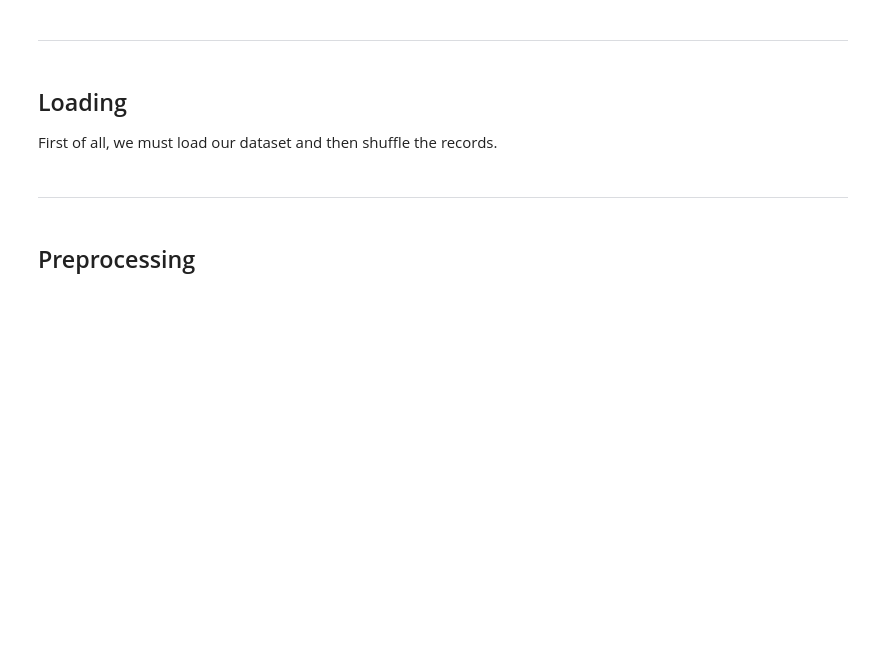
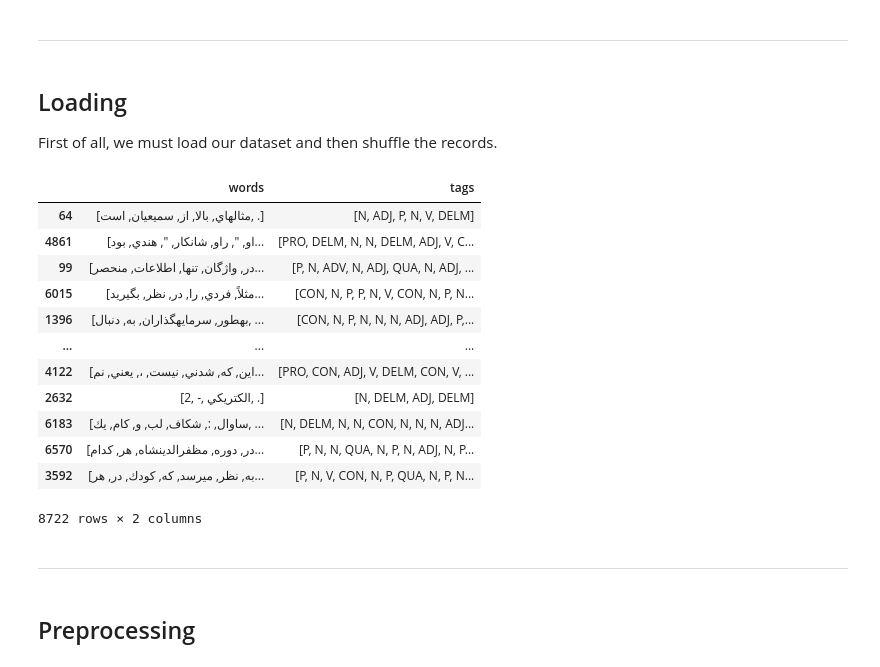
Before and after one commit to ckoliber/nlpexercises, a Jupyter notebook: src/exercise6.ipynb, the cells around one changed output. Cells and saved outputs as stored; diff of their text form; code cells hidden in the pictures; blank space fills up the shorter version.

```diff
--- a/src/exercise6.ipynb
+++ b/src/exercise6.ipynb
@@ -35,21 +35,35 @@ warnings.filterwarnings("ignore", category=UserWarning)
 
 First of all, we must load our dataset and then shuffle the records.
 # %%
-train_reader = nltkconll.ConllCorpusReader("../lib", ["Train.txt"], ("words", "pos"))
-test_reader = nltkconll.ConllCorpusReader("../lib", ["Test.txt"], ("words", "pos"))
+train_reader = nltkconll.ConllCorpusReader("./drive/MyDrive", ["Train.txt"], ("words", "pos"))
+test_reader = nltkconll.ConllCorpusReader("./drive/MyDrive", ["Test.txt"], ("words", "pos"))
 
 def rows(reader):
     for sent in reader.tagged_sents():
         words, tags = zip(*sent)
         yield [list(words), list(tags)]
 
 train_frame = pd.DataFrame(rows(train_reader), columns=["words", "tags"])
 train_frame = train_frame.sample(frac=1, random_state=313)
 
 test_frame = pd.DataFrame(rows(test_reader), columns=["words", "tags"])
 test_frame = train_frame.sample(frac=1, random_state=313)
 
 train_frame
+# %% [output]
+|  | words | tags |
+| 64 | [مثالهاي, بالا, از, سميعيان, است, .] | [N, ADJ, P, N, V, DELM] |
+| 4861 | [او, ", راو, شانكار, ", هندي, بود... | [PRO, DELM, N, N, DELM, ADJ, V, C... |
+| 99 | [در, واژگان, تنها, اطلاعات, منحصر... | [P, N, ADV, N, ADJ, QUA, N, ADJ, ... |
+| 6015 | [مثلاً, فردي, را, در, نظر, بگيريد... | [CON, N, P, P, N, V, CON, N, P, N... |
+| 1396 | [بهطور, سرمايهگذاران, به, دنبال, ... | [CON, N, P, N, N, N, ADJ, ADJ, P,... |
+| ... | ... | ... |
+| 4122 | [اين, كه, شدني, نيست, ،, يعني, نم... | [PRO, CON, ADJ, V, DELM, CON, V, ... |
+| 2632 | [2, -, الكتريكي, .] | [N, DELM, ADJ, DELM] |
+| 6183 | [ساوال, :, شكاف, لب, و, كام, يك, ... | [N, DELM, N, N, CON, N, N, N, ADJ... |
+| 6570 | [در, دوره, مظفرالدينشاه, هر, كدام... | [P, N, N, QUA, N, P, N, ADJ, N, P... |
+| 3592 | [به, نظر, ميرسد, كه, كودك, در, هر... | [P, N, V, CON, N, P, QUA, N, P, N... |
+8722 rows × 2 columns
 # %% [markdown]
 ---
 # %% [markdown]
```
Also changed, not shown: parts of 3 cells of this notebook.
